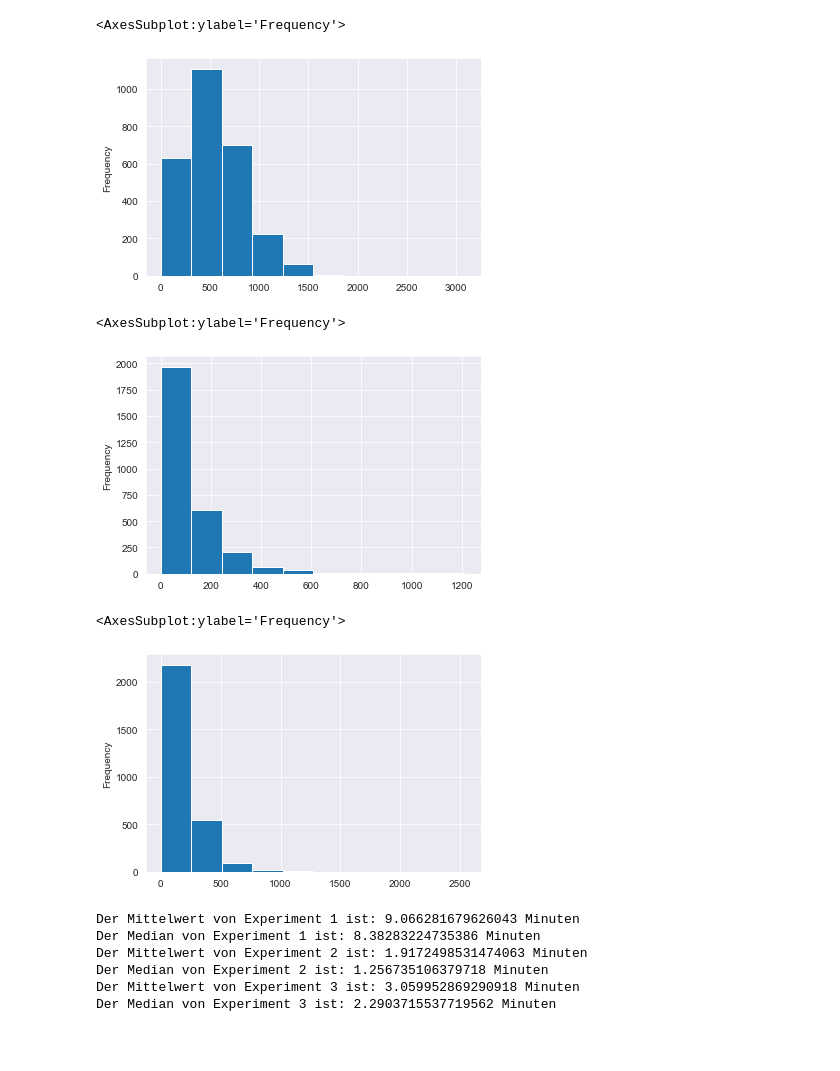
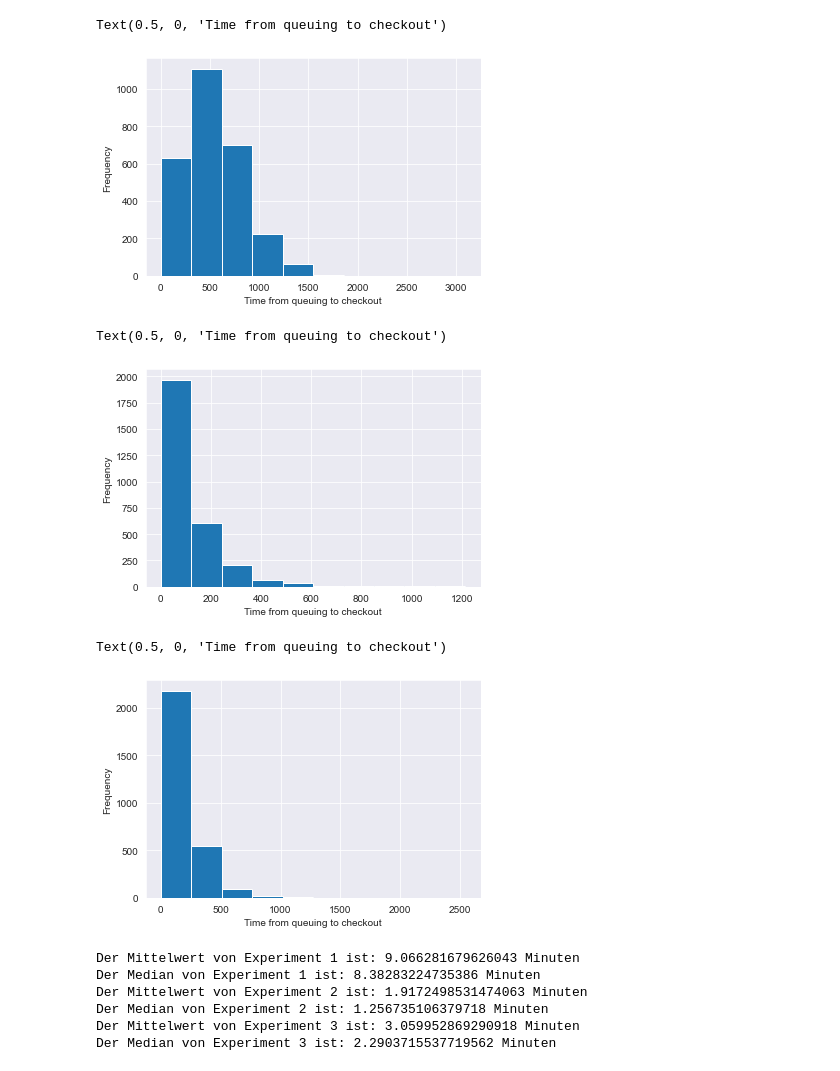
Before and after one commit to mircohoehne/grocery_store_checkout_simulation, a Jupyter notebook: experiment_analysis.ipynb, the cells around one changed output. Drawn from its saved outputs; the diff is of its cells as text; code cells hidden in the pictures; blank space fills up the shorter version.

```diff
--- a/experiment_analysis.ipynb
+++ b/experiment_analysis.ipynb
@@ -19,20 +18,20 @@ qu_log2.set_index("time", inplace=True)
 qu_log3 = pd.read_csv('queue_log3.csv')
 qu_log3.set_index("time", inplace=True)
 # %%
-cust_log1['time from queuing to checkout'].plot(kind='hist')
+cust_log1['time from queuing to checkout'].plot(kind='hist').set_xlabel('Time from queuing to checkout')
 # %% [output]
-<AxesSubplot:ylabel='Frequency'>
+Text(0.5, 0, 'Time from queuing to checkout')
-[figure, old version]
+[figure, new version]
 # %%
-cust_log2['time from queuing to checkout'].plot(kind='hist')
+cust_log2['time from queuing to checkout'].plot(kind='hist').set_xlabel('Time from queuing to checkout')
 # %% [output]
-<AxesSubplot:ylabel='Frequency'>
+Text(0.5, 0, 'Time from queuing to checkout')
-[figure, old version]
+[figure, new version]
 # %%
-cust_log3['time from queuing to checkout'].plot(kind='hist')
+cust_log3['time from queuing to checkout'].plot(kind='hist').set_xlabel('Time from queuing to checkout')
 # %% [output]
-<AxesSubplot:ylabel='Frequency'>
+Text(0.5, 0, 'Time from queuing to checkout')
-[figure, old version]
+[figure, new version]
 # %%
 print(f"Der Mittelwert von Experiment 1 ist: {cust_log1['time from queuing to checkout'].mean()/60} Minuten")
 print(f"Der Median von Experiment 1 ist: {cust_log1['time from queuing to checkout'].median()/60} Minuten")
```
Also changed, not shown: parts of 1 cell of this notebook.
